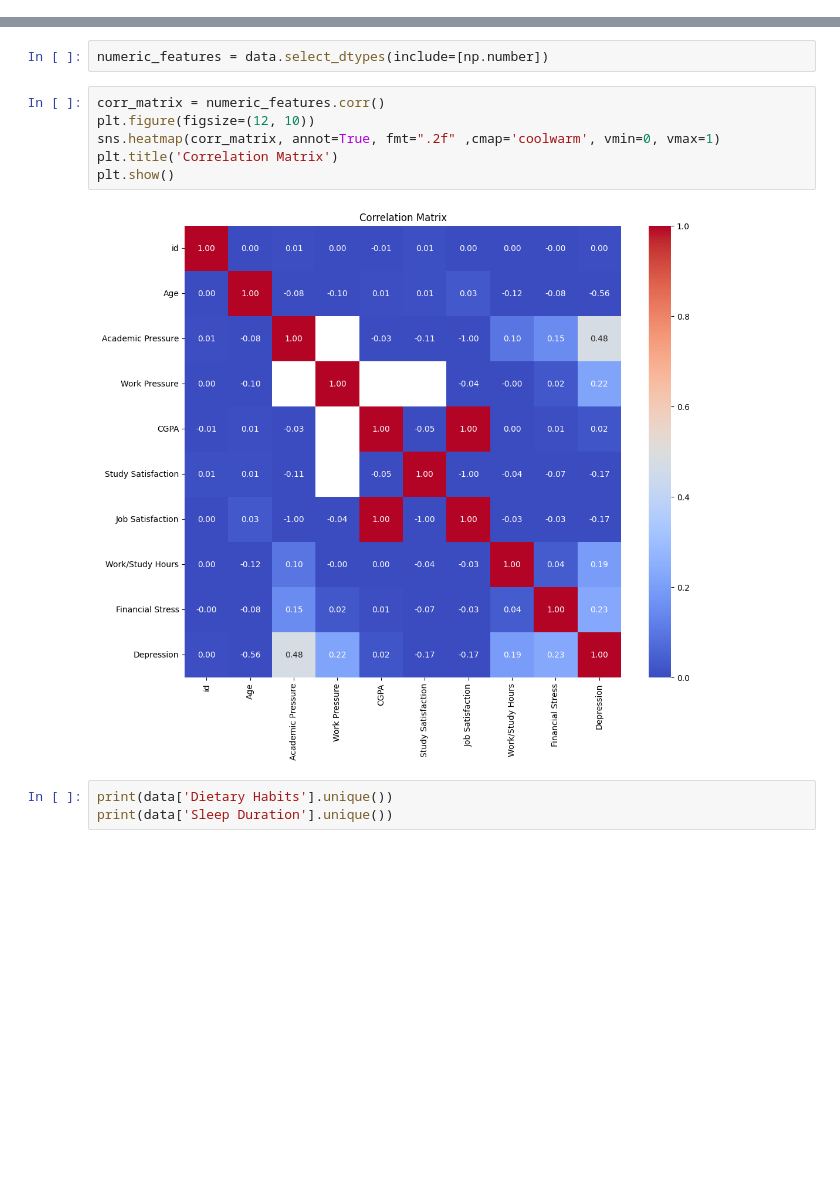
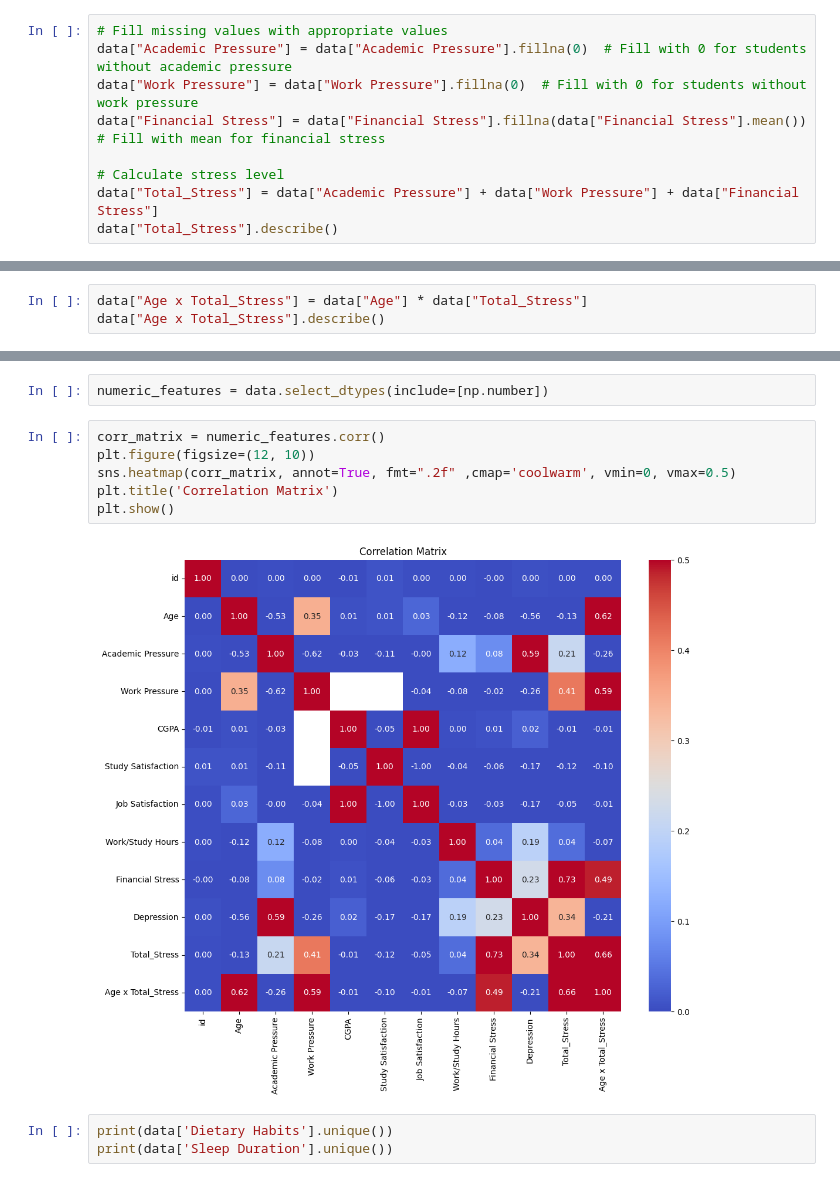
Before and after one commit to ricpnk/Mental_Health_Project_ML2, a Jupyter notebook: notebooks/exploration.ipynb, the cells around one changed output, grey strips where cells are left out. Cells and saved outputs as stored; diff of their text form; blank space fills up the shorter version.

```diff
--- a/notebooks/exploration.ipynb
+++ b/notebooks/exploration.ipynb
@@ -92,3 +92,12 @@ Financial Stress                              4
 Family History of Mental Illness              0
 Depression                                    0
 dtype: int64
+# %%
+# Fill missing values with appropriate values
+data["Academic Pressure"] = data["Academic Pressure"].fillna(0)  # Fill with 0 for students without academic pressure
+data["Work Pressure"] = data["Work Pressure"].fillna(0)  # Fill with 0 for students without work pressure
+data["Financial Stress"] = data["Financial Stress"].fillna(data["Financial Stress"].mean())  # Fill with mean for financial stress
+
+# Calculate stress level
+data["Total_Stress"] = data["Academic Pressure"] + data["Work Pressure"] + data["Financial Stress"]
+data["Total_Stress"].describe()
@@ -94,0 +114,3 @@ dtype: int64
+# %%
+data["Age x Total_Stress"] = data["Age"] * data["Total_Stress"]
+data["Age x Total_Stress"].describe()
@@ -97,11 +129,11 @@ numeric_features = data.select_dtypes(include=[np.number])
 # %%
 corr_matrix = numeric_features.corr()
 plt.figure(figsize=(12, 10))
-sns.heatmap(corr_matrix, annot=True, fmt=".2f" ,cmap='coolwarm', vmin=0, vmax=1)
+sns.heatmap(corr_matrix, annot=True, fmt=".2f" ,cmap='coolwarm', vmin=0, vmax=0.5)
 plt.title('Correlation Matrix')
 plt.show()
 # %% [output]
-[figure, old version]
+[figure, new version]
 # %%
 print(data['Dietary Habits'].unique())
 print(data['Sleep Duration'].unique())
```
Also changed, not shown: parts of 5 cells of this notebook.
